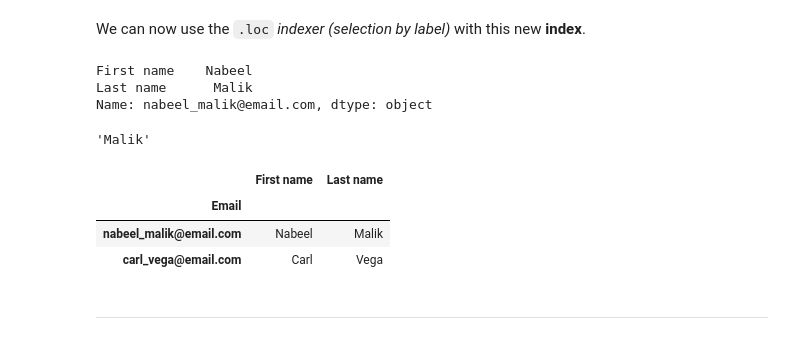
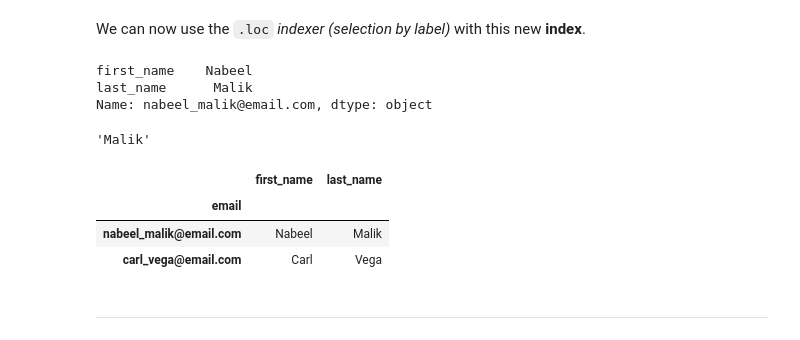
Before and after one commit to nabeel-malik/my_python, a Jupyter notebook: pybook/37_pandas_indexes.ipynb, the cells around one changed output. Saved outputs shown, nothing was run; the diff lists cells and outputs as text; code cells hidden in the pictures.

```diff
--- a/pybook/37_pandas_indexes.ipynb
+++ b/pybook/37_pandas_indexes.ipynb
@@ -2,9 +2,9 @@
 # Pandas: Indexes - How to set, reset and use them
 # %%
 people = {
-    "First name": ["Nabeel", "Jane", "Carl"],
-    "Last name": ["Malik", "Doe", "Vega"],
-    "Email": ["nabeel_malik@email.com", "jane_doe@email.com", "carl_vega@email.com"]
+    "first_name": ["Nabeel", "Jane", "Carl"],
+    "last_name": ["Malik", "Doe", "Vega"],
+    "email": ["nabeel_malik@email.com", "jane_doe@email.com", "carl_vega@email.com"]
 }
 # %%
 import pandas as pd
@@ -21,5 +21,5 @@ The left-most column above is the default **index** for this dataframe, that is
 
 What if we want to set the emails as the **index** for this dataframe.
 # %%
-df_from_dict.set_index('Email')
+df_from_dict.set_index('email')
 # %% [output]
@@ -44,7 +44,7 @@ We can see above that the dataframe has not actually changed and still has the d
 
 That is because **pandas** does not make a lot of these changes *inplace*, unless we explicitly ask it to do so.
 # %%
-df_from_dict.set_index('Email', inplace=True)
+df_from_dict.set_index('email', inplace=True)
 # %%
 df_from_dict
 # %% [output]
@@ -66,7 +66,7 @@ We can now use the `.loc` *indexer* *(selection by label)* with this new **index
 # %%
 df_from_dict.loc['nabeel_malik@email.com']
 # %% [output]
-First name    Nabeel
-Last name      Malik
+first_name    Nabeel
+last_name      Malik
 Name: nabeel_malik@email.com, dtype: object
 # %%
@@ -74,10 +74,10 @@ df_from_dict.loc['nabeel_malik@email.com', 'Last name']
 # %% [output]
 'Malik'
 # %%
-df_from_dict.loc[['nabeel_malik@email.com', 'carl_vega@email.com'], ['First name', 'Last name']]
+df_from_dict.loc[['nabeel_malik@email.com', 'carl_vega@email.com'], ['first_name', 'last_name']]
 # %% [output]
-|  | First name | Last name |
-| Email |  |  |
+|  | first_name | last_name |
+| email |  |  |
 | nabeel_malik@email.com | Nabeel | Malik |
 | carl_vega@email.com | Carl | Vega |
 # %% [markdown]
```
Also changed, not shown: parts of 7 cells of this notebook.
